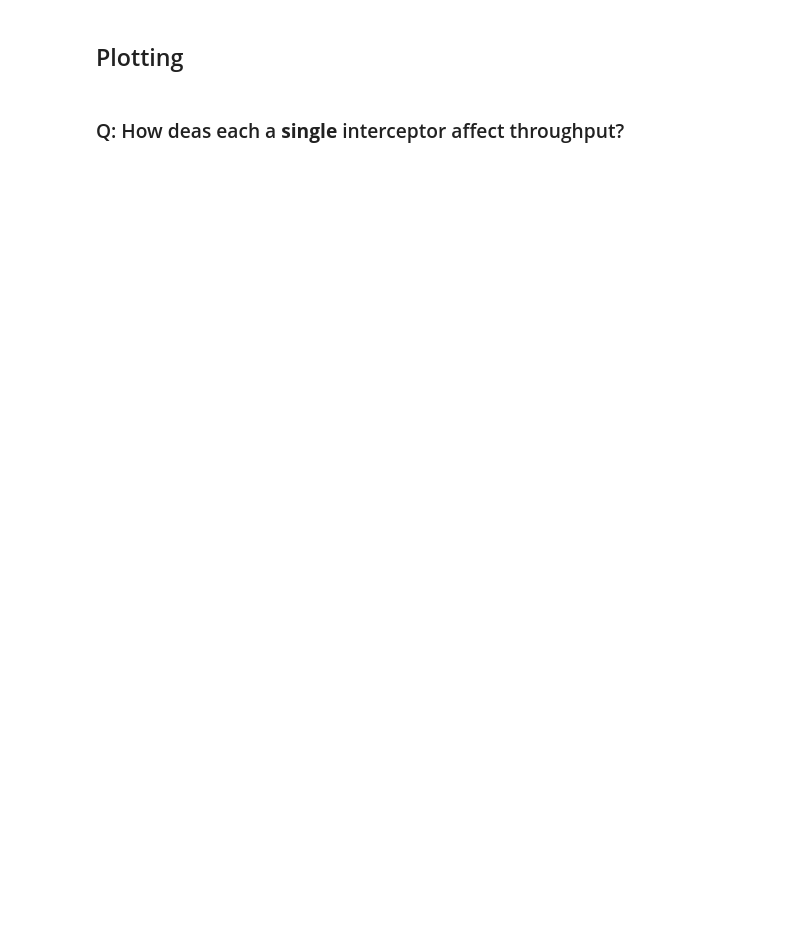
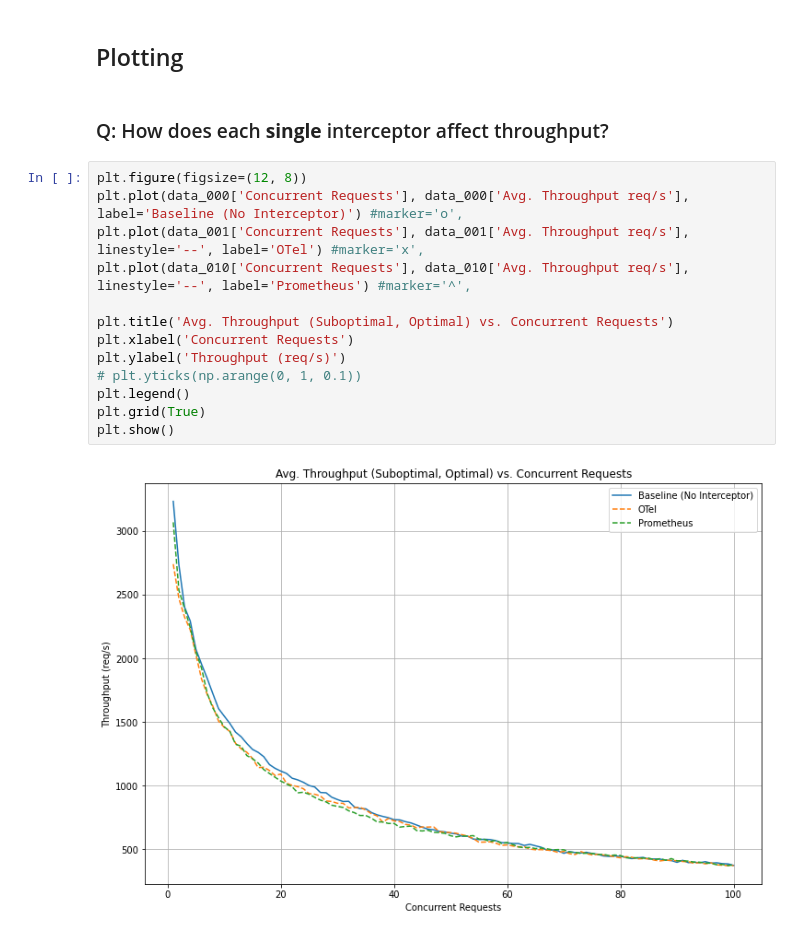
Before and after one commit to louisloechel/CloudServiceBenchmarking, a Jupyter notebook: analysis/analysis.ipynb, the cells around one changed output. Cells and saved outputs as stored; diff of their text form; blank space fills up the shorter version.

```diff
--- a/analysis/analysis.ipynb
+++ b/analysis/analysis.ipynb
@@ -63,5 +76,20 @@ for dataset in datasets:
 # %% [markdown]
 ## Plotting
 # %% [markdown]
-### Q: How deas each a **single** interceptor affect throughput?
+### Q: How does each **single** interceptor affect throughput?
+# %%
+plt.figure(figsize=(12, 8))
+plt.plot(data_000['Concurrent Requests'], data_000['Avg. Throughput req/s'],  label='Baseline (No Interceptor)') #marker='o',
+plt.plot(data_001['Concurrent Requests'], data_001['Avg. Throughput req/s'],  linestyle='--', label='OTel') #marker='x',
+plt.plot(data_010['Concurrent Requests'], data_010['Avg. Throughput req/s'],  linestyle='--', label='Prometheus') #marker='^',
+
+plt.title('Avg. Throughput (Suboptimal, Optimal) vs. Concurrent Requests')
+plt.xlabel('Concurrent Requests')
+plt.ylabel('Throughput (req/s)')
+# plt.yticks(np.arange(0, 1, 0.1))
+plt.legend()
+plt.grid(True)
+plt.show()
+# %% [output]
+[figure, added]
 # %% [markdown]
```
Also changed, not shown: parts of 4 cells of this notebook.
